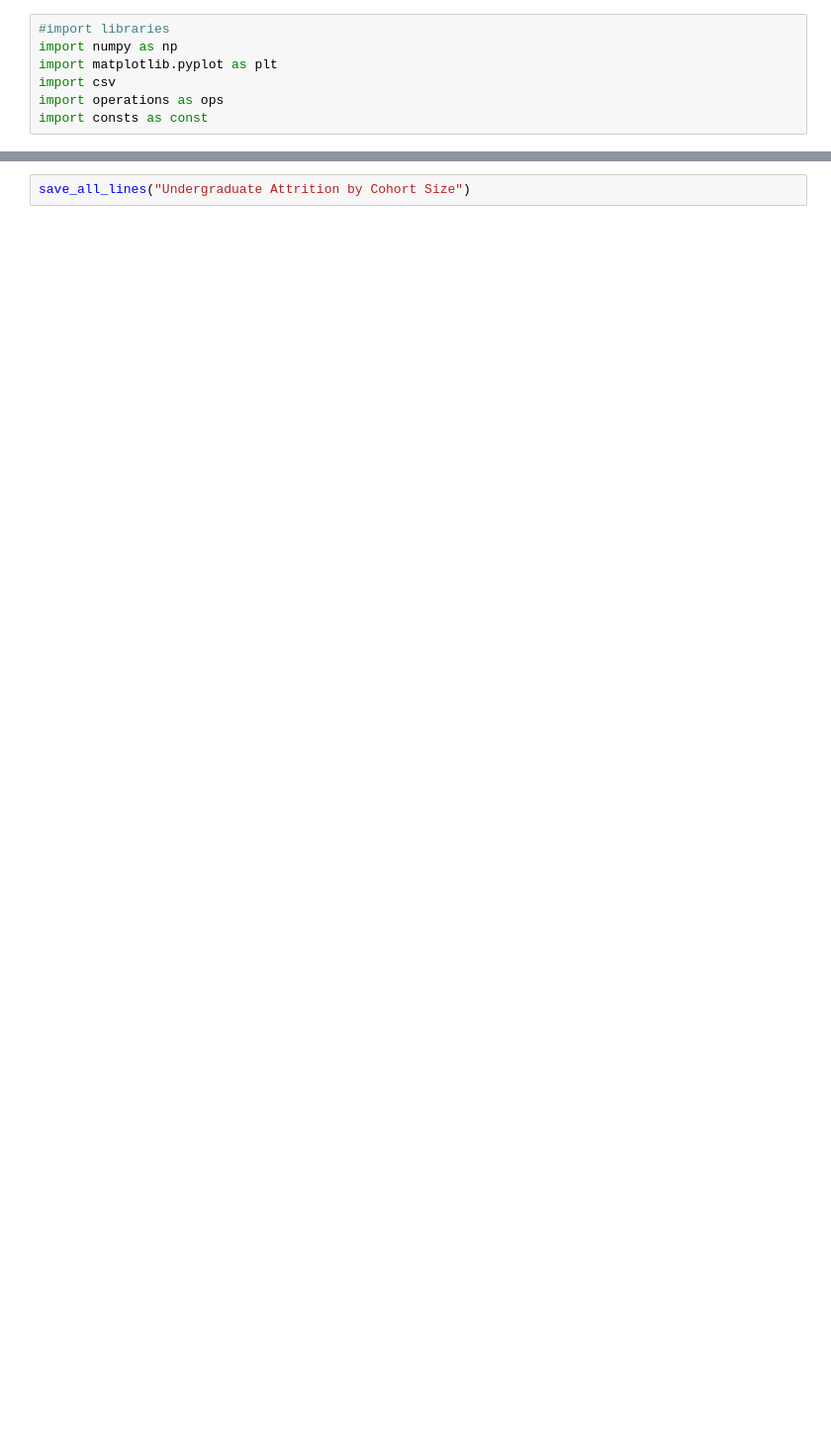
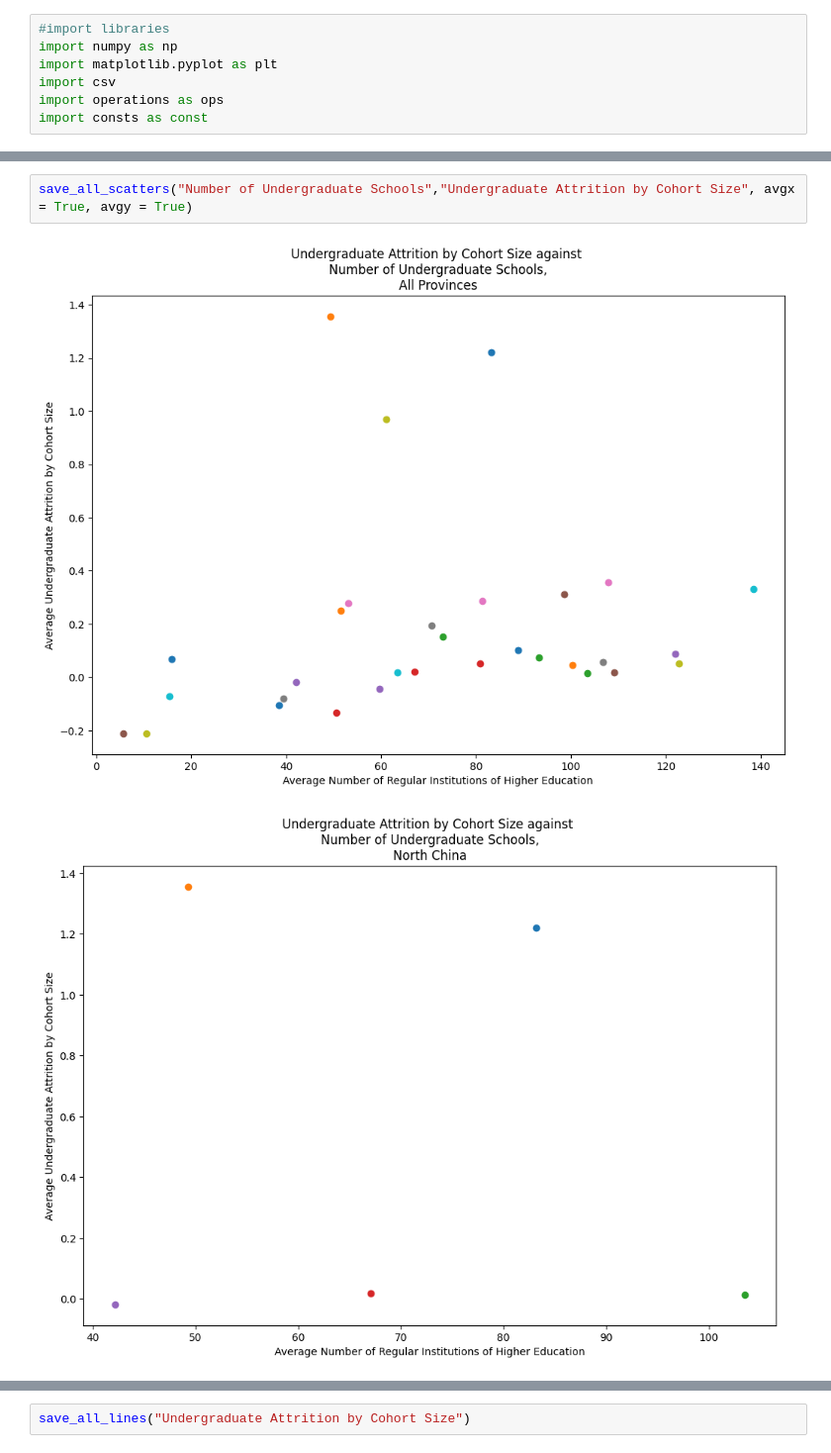
Before and after one commit to kabuto44/Gaokao-Data-Analysis, a Jupyter notebook: Plots.ipynb, the cells around one changed output, grey strips where cells are left out. Shown at 99% size. Cells and saved outputs as stored; diff of their text form; blank space fills up the shorter version.

```diff
--- a/Plots.ipynb
+++ b/Plots.ipynb
@@ -34,0 +39,5 @@ def save_all_scatters(xvar,yvar):
+# %%
+save_all_scatters("Number of Undergraduate Schools","Undergraduate Attrition by Cohort Size", avgx = True, avgy = True)
+# %% [output]
+[figure, added]
+[figure, added]
```
Also changed, not shown: parts of 4 cells of this notebook, 33 other files.
